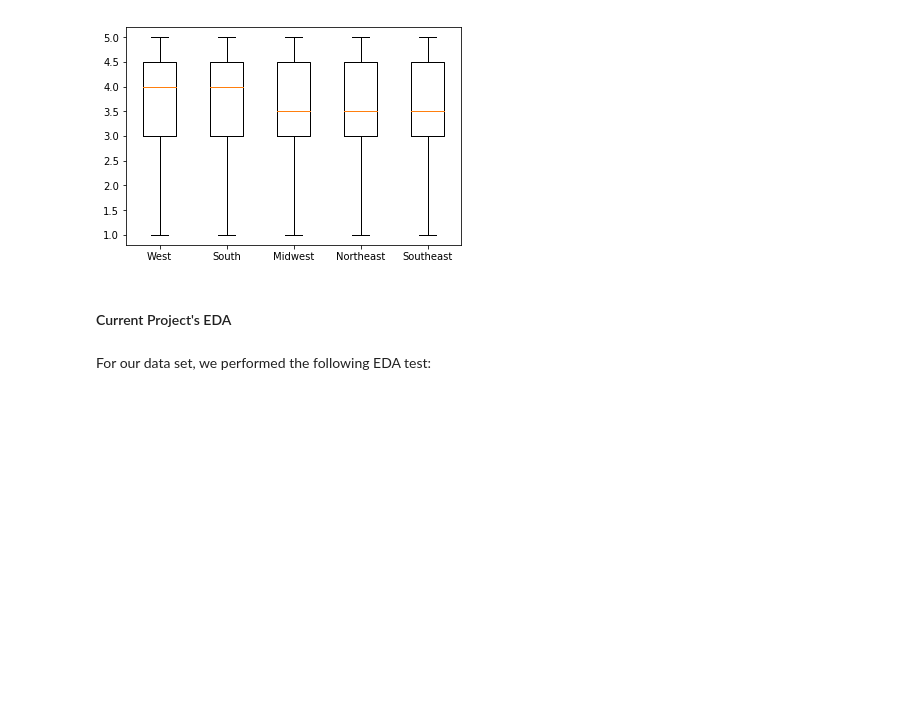
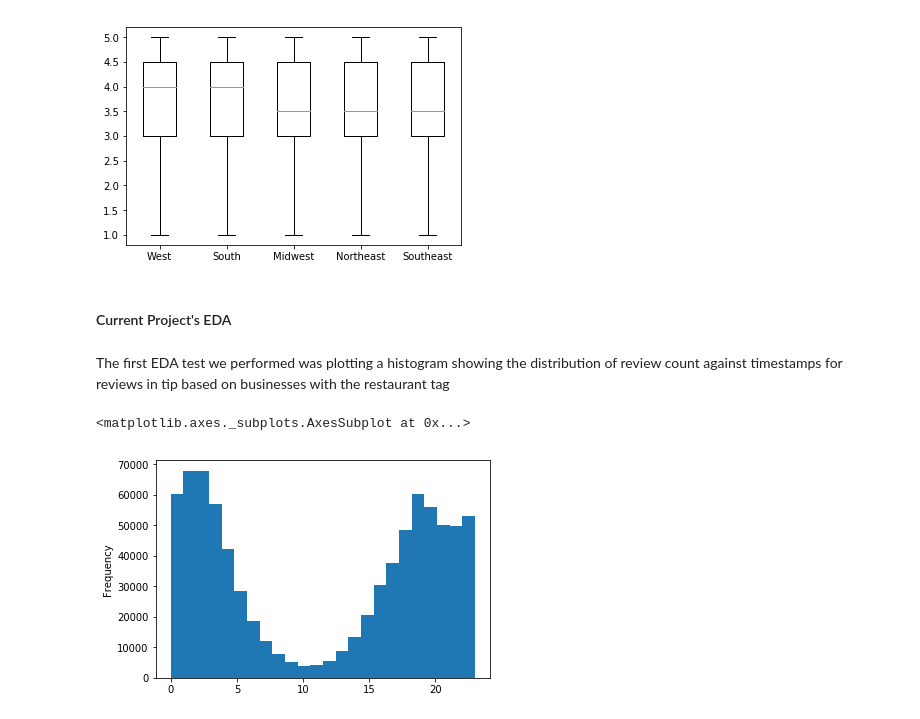
Before and after one commit to clrpoon/EECS-396-Introduction-to-the-Datascience-Pipeline, a Jupyter notebook: submission3/part2.ipynb, the cells around one changed output. Cells and saved outputs as stored; diff of their text form; code cells hidden in the pictures; blank space fills up the shorter version.

Commit message:
adding pdf for review count

```diff
--- a/submission3/part2.ipynb
+++ b/submission3/part2.ipynb
@@ -247,5 +229,18 @@ Name: state, dtype: int64
 [figure]
 # %% [markdown]
 #### Current Project's EDA
-# %% [markdown]
-For our data set, we performed the following EDA test:
+# %% [markdown]
+The first EDA test we performed was plotting a histogram showing the distribution of review count against timestamps for reviews in tip based on businesses with the restaurant tag
+# %%
+# Get tips and time of day reviewed]
+def extract_time(row):
+    date_time_list = row.split()
+    time_list = date_time_list[-1].split(':')
+    return int(time_list[-3])
+
+tip_times = df_rest_tip.date.apply(extract_time)
+# %%
+tip_times.plot.hist(bins=24)
+# %% [output]
+<matplotlib.axes._subplots.AxesSubplot at 0x...>
+[figure, added]
```
Also changed, not shown: parts of 6 cells of this notebook.
